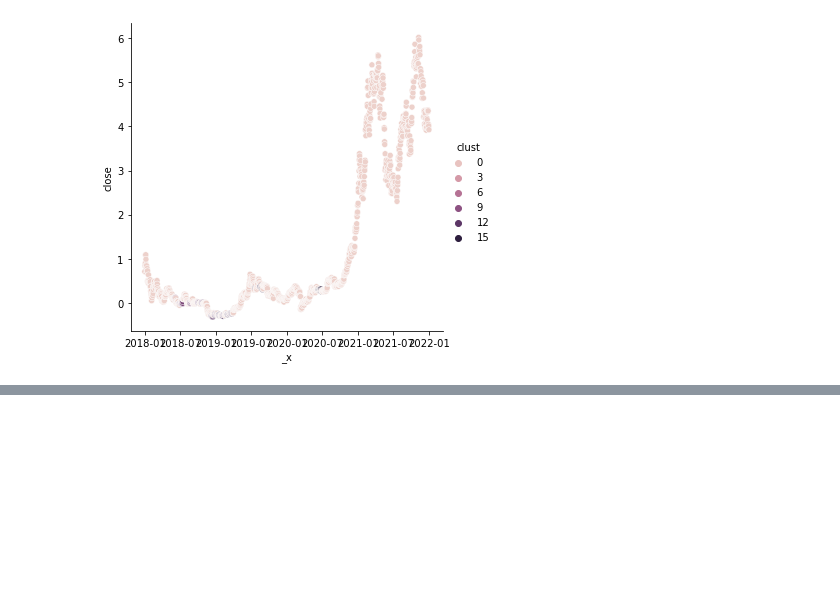
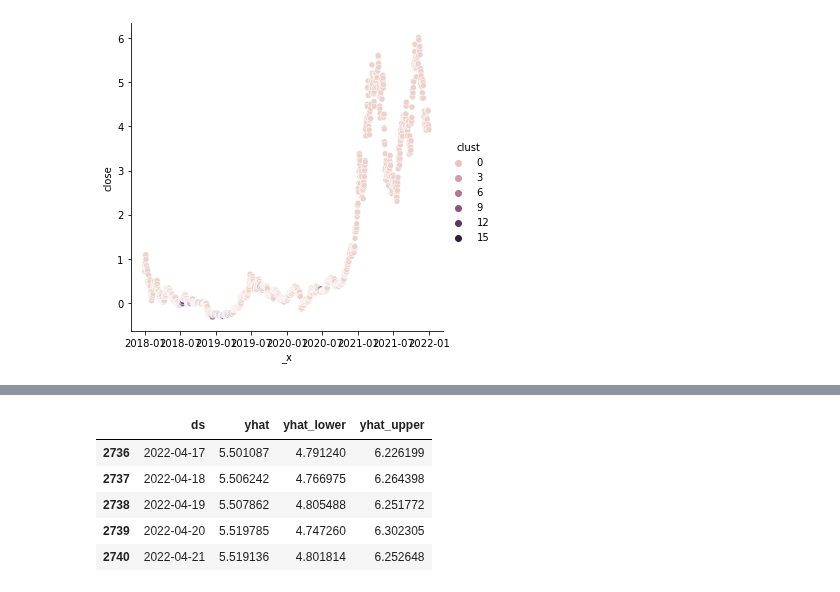
Before and after one commit to FinancialForecasters/financial_forecaster, a Jupyter notebook: hinzle.ipynb, the cells around one changed output, grey strips where cells are left out. Cells and saved outputs as stored; diff of their text form; code cells hidden in the pictures; blank space fills up the shorter version.

```diff
--- a/hinzle.ipynb
+++ b/hinzle.ipynb
@@ -392,3 +415,15 @@ sns.relplot(x=X_train.loc['2018':'2021'].index, y=X_train.loc['2018':'2021'].clo
 # %% [output]
 <seaborn.axisgrid.FacetGrid at 0x...>
 [figure]
+# %%
+def fbp_clean(df):
+	'''
+	takes in binance candlestick data and cleans it for facebook prophet. df must have datetime index and a column labled "close". helps if "close" has close prices for a crypto trading pair.
+	'''
+	df=df.close
+	df=df.reset_index()
+	df=df.rename(columns={'close':'y','index':'ds'})
+	df.ds=df.ds.dt.to_period('S')
+	df.ds=df.ds.astype(str)
+	df.ds=pd.to_datetime(df.ds)
+	return df
@@ -394,0 +478,10 @@ sns.relplot(x=X_train.loc['2018':'2021'].index, y=X_train.loc['2018':'2021'].clo
+# %%
+forecast = m.predict(future)
+forecast[['ds', 'yhat', 'yhat_lower', 'yhat_upper']].tail()
+# %% [output]
+|  | ds | yhat | yhat_lower | yhat_upper |
+| 2736 | 2022-04-17 | 5.501087 | 4.791240 | 6.226199 |
+| 2737 | 2022-04-18 | 5.506242 | 4.766975 | 6.264398 |
+| 2738 | 2022-04-19 | 5.507862 | 4.805488 | 6.251772 |
+| 2739 | 2022-04-20 | 5.519785 | 4.747260 | 6.302305 |
+| 2740 | 2022-04-21 | 5.519136 | 4.801814 | 6.252648 |
```
Also changed, not shown: parts of 16 cells of this notebook, 1 other file.
